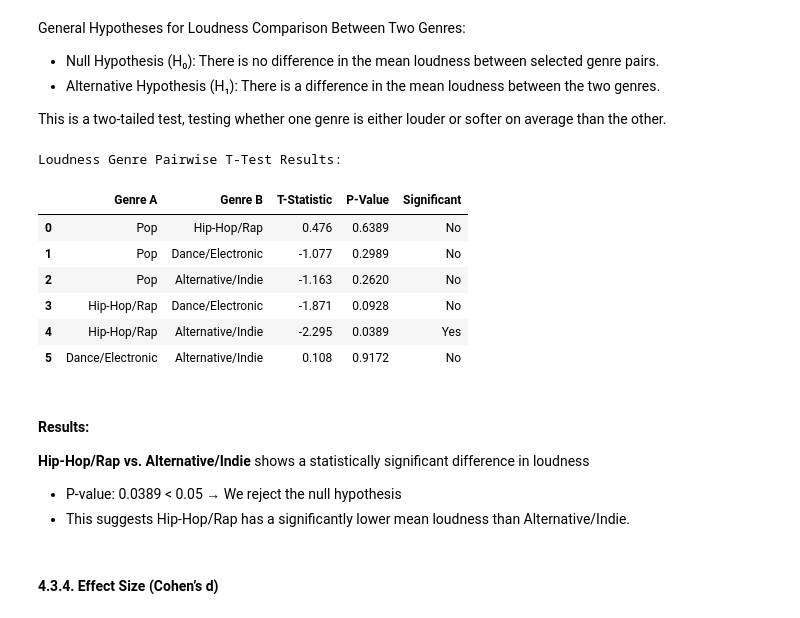
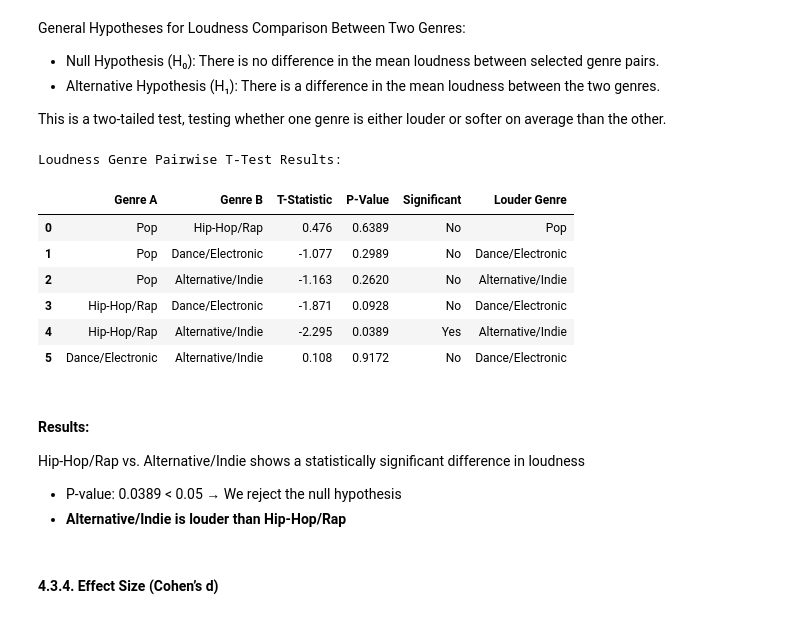
Before and after one commit to monikase/Data-Analytics-Projects, a Jupyter notebook: _12-Data Processing with Pandas/Spotify.ipynb, the cells around one changed output. Saved outputs shown, nothing was run; the diff lists cells and outputs as text; code cells hidden in the pictures.

```diff
--- a/_12-Data Processing with Pandas/Spotify.ipynb
+++ b/_12-Data Processing with Pandas/Spotify.ipynb
@@ -110,5 +114,5 @@ show_missing_rows(df)
 No missing values found.
 # %%
 # Remove any rows from the DataFrame that contain missing values
-df.dropna(inplace=True)
+# df.dropna(inplace=True)
 # %% [markdown]
@@ -551,2 +601,0 @@ def run_genre_analysis(df, plot=False):
-# %%
-run_genre_analysis(df, plot=True)
@@ -850,44 +927,47 @@ This is a two-tailed test, testing whether one genre is either louder or softer
 # %%
 # Pairwise T-tests for loudness between genres
 from scipy.stats import ttest_ind
 
 results = []
 
 for i, genre_a in enumerate(selected_genres):
     for genre_b in selected_genres[i + 1:]:
         group_a = df[df["genre"] == genre_a]["loudness"]
         group_b = df[df["genre"] == genre_b]["loudness"]
 
         t_stat, p_value = ttest_ind(group_a, group_b, equal_var=False, nan_policy="omit")
 
         results.append({
             "Genre A": genre_a,
             "Genre B": genre_b,
             "T-Statistic": round(t_stat, 3),
             "P-Value": round(p_value, 4),
-            "Significant": "Yes" if p_value < 0.05 else "No"
+            "Significant": "Yes" if p_value < 0.05 else "No",
+            "Louder Genre": genre_a if group_a.mean() > group_b.mean() else genre_b
+
+
         })
 
 ttest_df = pd.DataFrame(results)
 
 print("Loudness Genre Pairwise T-Test Results:")
 display(ttest_df)
 # %% [output]
 Loudness Genre Pairwise T-Test Results:
-|  | Genre A | Genre B | T-Statistic | P-Value | Significant |
-| 0 | Pop | Hip-Hop/Rap | 0.476 | 0.6389 | No |
-| 1 | Pop | Dance/Electronic | -1.077 | 0.2989 | No |
-| 2 | Pop | Alternative/Indie | -1.163 | 0.2620 | No |
-| 3 | Hip-Hop/Rap | Dance/Electronic | -1.871 | 0.0928 | No |
-| 4 | Hip-Hop/Rap | Alternative/Indie | -2.295 | 0.0389 | Yes |
-| 5 | Dance/Electronic | Alternative/Indie | 0.108 | 0.9172 | No |
+|  | Genre A | Genre B | T-Statistic | P-Value | Significant | Louder Genre |
+| 0 | Pop | Hip-Hop/Rap | 0.476 | 0.6389 | No | Pop |
+| 1 | Pop | Dance/Electronic | -1.077 | 0.2989 | No | Dance/Electronic |
+| 2 | Pop | Alternative/Indie | -1.163 | 0.2620 | No | Alternative/Indie |
+| 3 | Hip-Hop/Rap | Dance/Electronic | -1.871 | 0.0928 | No | Dance/Electronic |
+| 4 | Hip-Hop/Rap | Alternative/Indie | -2.295 | 0.0389 | Yes | Alternative/Indie |
+| 5 | Dance/Electronic | Alternative/Indie | 0.108 | 0.9172 | No | Dance/Electronic |
 # %% [markdown]
 #### Results:
 
-**Hip-Hop/Rap vs. Alternative/Indie** shows a statistically significant difference in loudness
+Hip-Hop/Rap vs. Alternative/Indie shows a statistically significant difference in loudness
 
 - P-value: 0.0389 < 0.05 → We reject the null hypothesis
-- This suggests Hip-Hop/Rap has a significantly lower mean loudness than Alternative/Indie.
+- **Alternative/Indie is louder than Hip-Hop/Rap**
 # %% [markdown]
 #### 4.3.4. Effect Size (Cohen’s d)
 # %%
```
Also changed, not shown: parts of 73 cells of this notebook.
